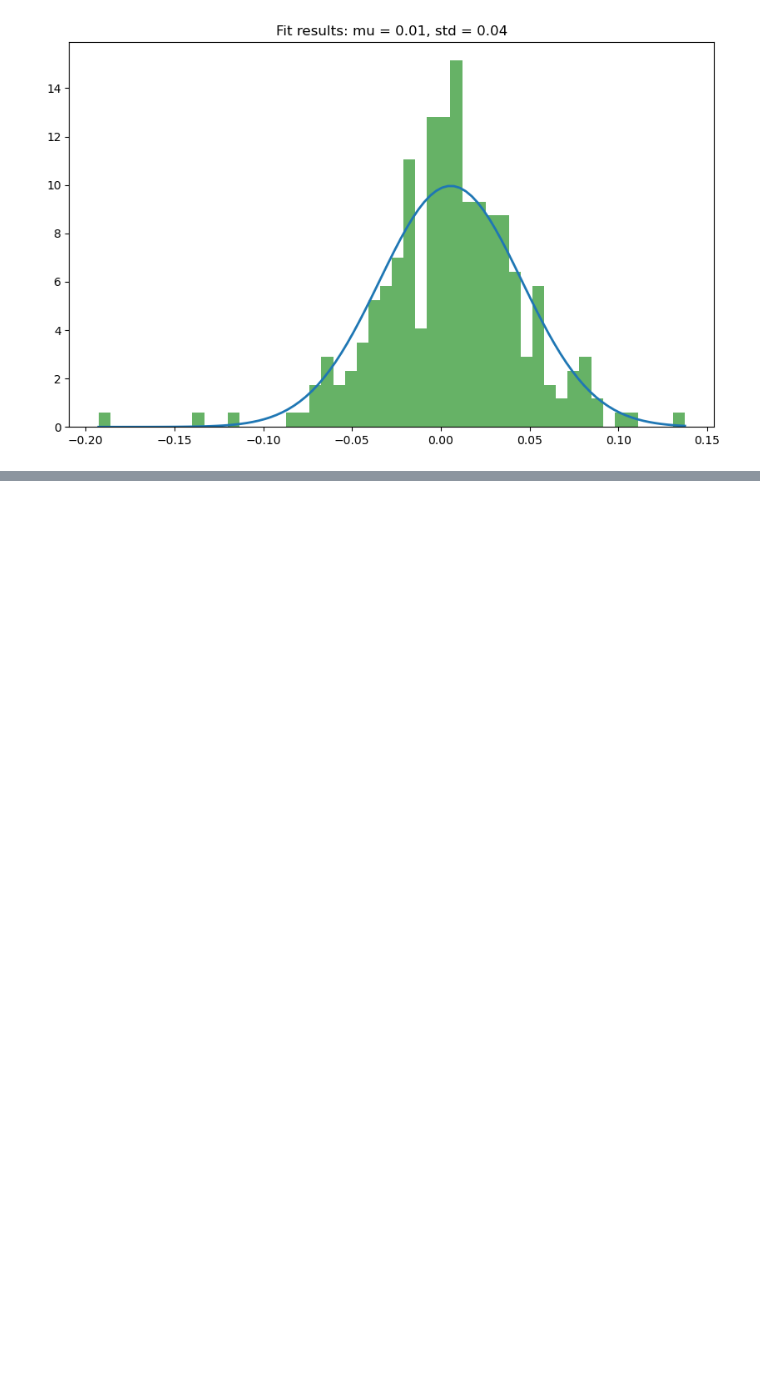
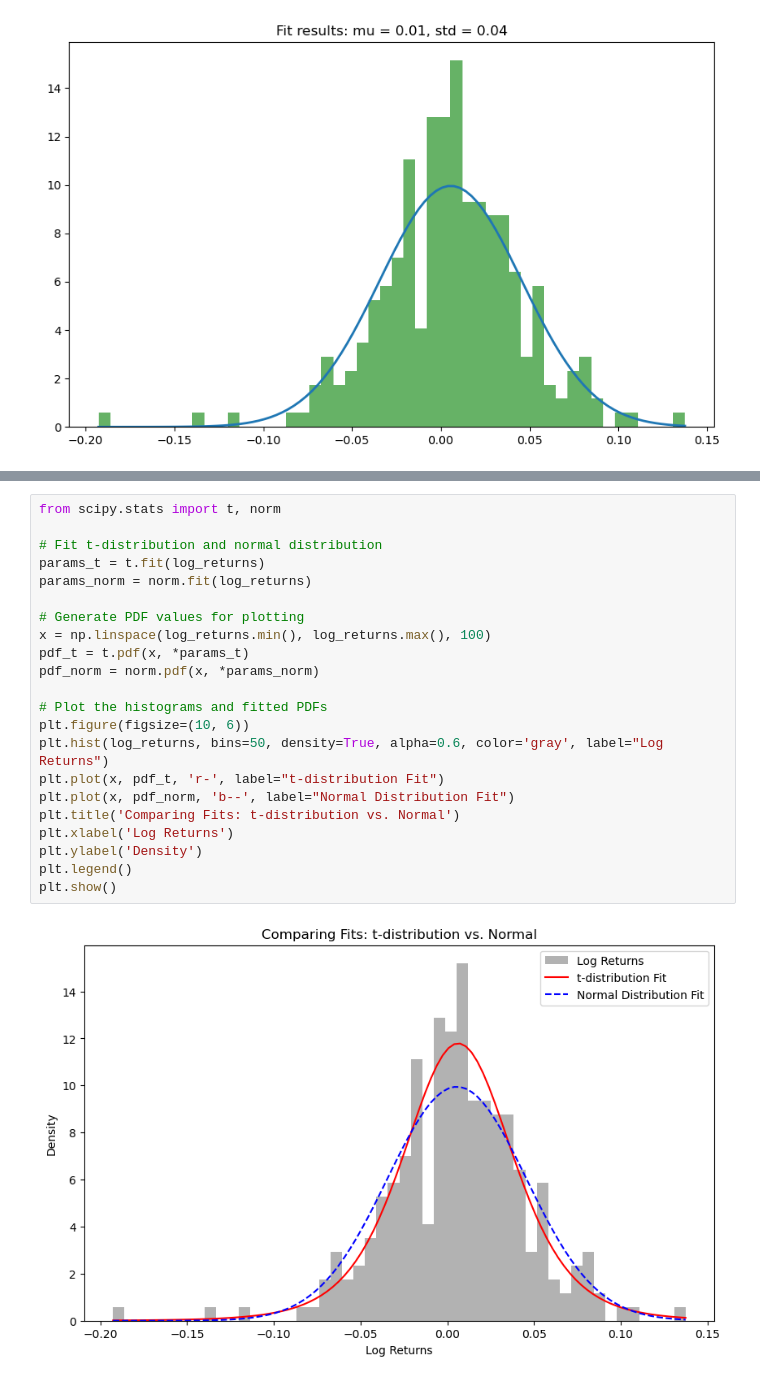
Before and after one commit to rcosolnki/Quantitative-Research-Projects, a Jupyter notebook: Project1_Probability_Distributions/Probability_Distributions.ipynb, the cells around one changed output, grey strips where cells are left out. Drawn from its saved outputs; the diff is of its cells as text; blank space fills up the shorter version.

Commit message:
Included probability laws and alternative probability distributions which rejected the null hypthesis but explored greater insights

```diff
--- a/Project1_Probability_Distributions/Probability_Distributions.ipynb
+++ b/Project1_Probability_Distributions/Probability_Distributions.ipynb
@@ -165,0 +200,24 @@ KS Statistic: 0.058164615787033025, p-value: 0.3298268921238542
+# %%
+from scipy.stats import t, norm
+
+# Fit t-distribution and normal distribution
+params_t = t.fit(log_returns)
+params_norm = norm.fit(log_returns)
+
+# Generate PDF values for plotting
+x = np.linspace(log_returns.min(), log_returns.max(), 100)
+pdf_t = t.pdf(x, *params_t)
+pdf_norm = norm.pdf(x, *params_norm)
+
+# Plot the histograms and fitted PDFs
+plt.figure(figsize=(10, 6))
+plt.hist(log_returns, bins=50, density=True, alpha=0.6, color='gray', label="Log Returns")
+plt.plot(x, pdf_t, 'r-', label="t-distribution Fit")
+plt.plot(x, pdf_norm, 'b--', label="Normal Distribution Fit")
+plt.title('Comparing Fits: t-distribution vs. Normal')
+plt.xlabel('Log Returns')
+plt.ylabel('Density')
+plt.legend()
+plt.show()
+# %% [output]
+[figure, added]
```
Also changed, not shown: parts of 8 cells of this notebook, 2 other files.
